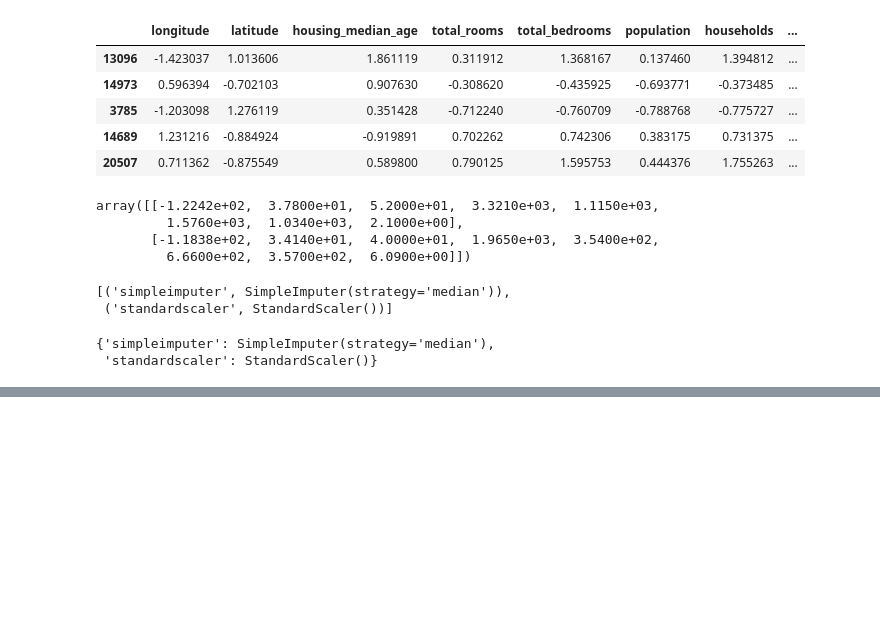
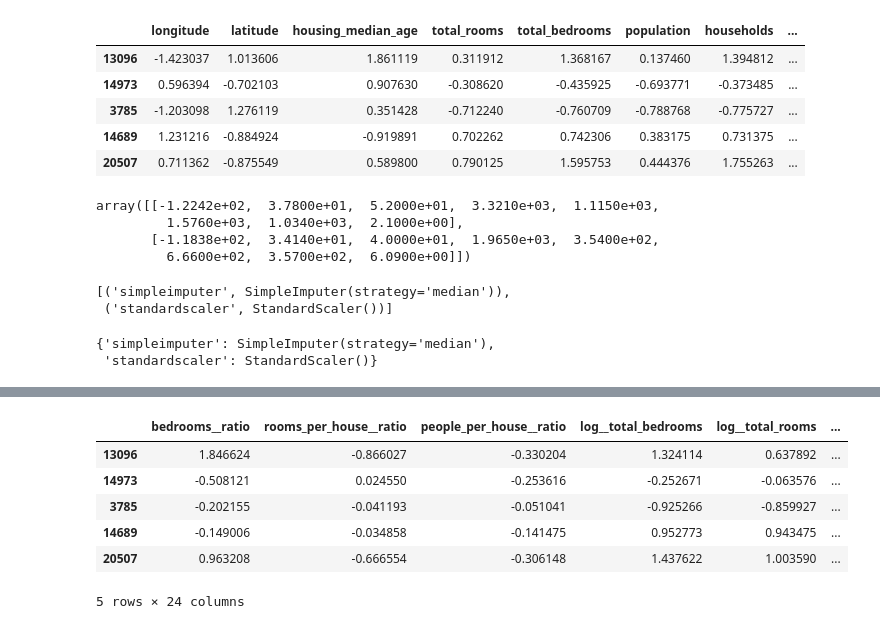
Before and after one commit to Hanifemam/hands-on, a Jupyter notebook: chap2/chap2.ipynb, the cells around one changed output, grey strips where cells are left out. Cells and saved outputs as stored; diff of their text form; code cells hidden in the pictures; blank space fills up the shorter version.

```diff
--- a/chap2/chap2.ipynb
+++ b/chap2/chap2.ipynb
@@ -392,0 +405,20 @@ preprocessing = make_column_transformer(
+# %%
+from sklearn.cluster import KMeans
+
+
+class ClusterSimilarity(BaseEstimator, TransformerMixin):
+    def __init__(self, n_clusters=10, gamma=1.0, random_state=None):
+        self.n_clusters = n_clusters
+        self.gamma = gamma
+        self.random_state = random_state
+
+    def fit(self, X, y=None, sample_weight=None):
+        self.kmeans_ = KMeans(self.n_clusters, random_state=self.random_state)
+        self.kmeans_.fit(X, sample_weight=sample_weight)
+        return self  # always return self!
+
+    def transform(self, X):
+        return rbf_kernel(X, self.kmeans_.cluster_centers_, gamma=self.gamma)
+
+    def get_feature_names_out(self, names=None):
+        return [f"Cluster {i} similarity" for i in range(self.n_clusters)]
@@ -392,0 +470,16 @@ preprocessing = make_column_transformer(
+# %%
+housing_prepared = preprocessing.fit_transform(housing)
+df_housing_prepared = pd.DataFrame(
+    housing_prepared,
+    columns=preprocessing.get_feature_names_out(),
+    index=housing_num.index,
+)
+df_housing_prepared.head()
+# %% [output]
+|  | bedrooms__ratio | rooms_per_house__ratio | people_per_house__ratio | log__total_bedrooms | log__total_rooms | ... |
+| 13096 | 1.846624 | -0.866027 | -0.330204 | 1.324114 | 0.637892 | ... |
+| 14973 | -0.508121 | 0.024550 | -0.253616 | -0.252671 | -0.063576 | ... |
+| 3785 | -0.202155 | -0.041193 | -0.051041 | -0.925266 | -0.859927 | ... |
+| 14689 | -0.149006 | -0.034858 | -0.141475 | 0.952773 | 0.943475 | ... |
+| 20507 | 0.963208 | -0.666554 | -0.306148 | 1.437622 | 1.003590 | ... |
+5 rows × 24 columns
```
Also changed, not shown: parts of 8 cells of this notebook.
